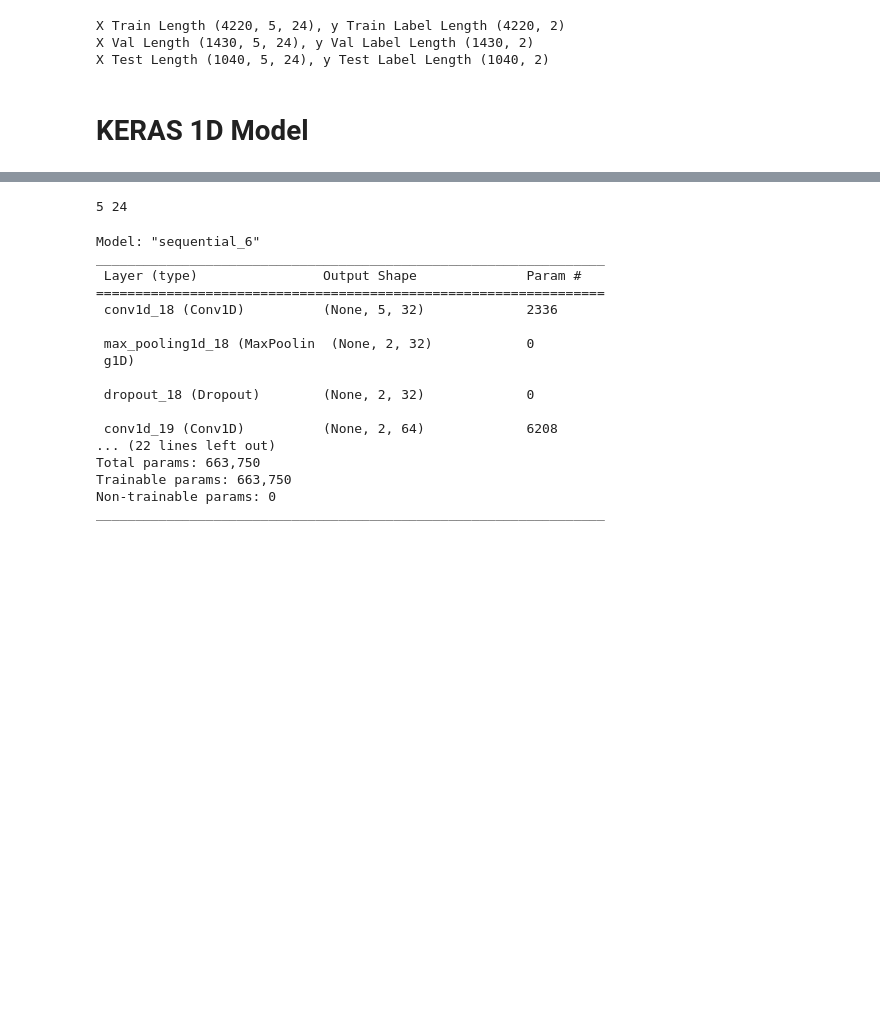
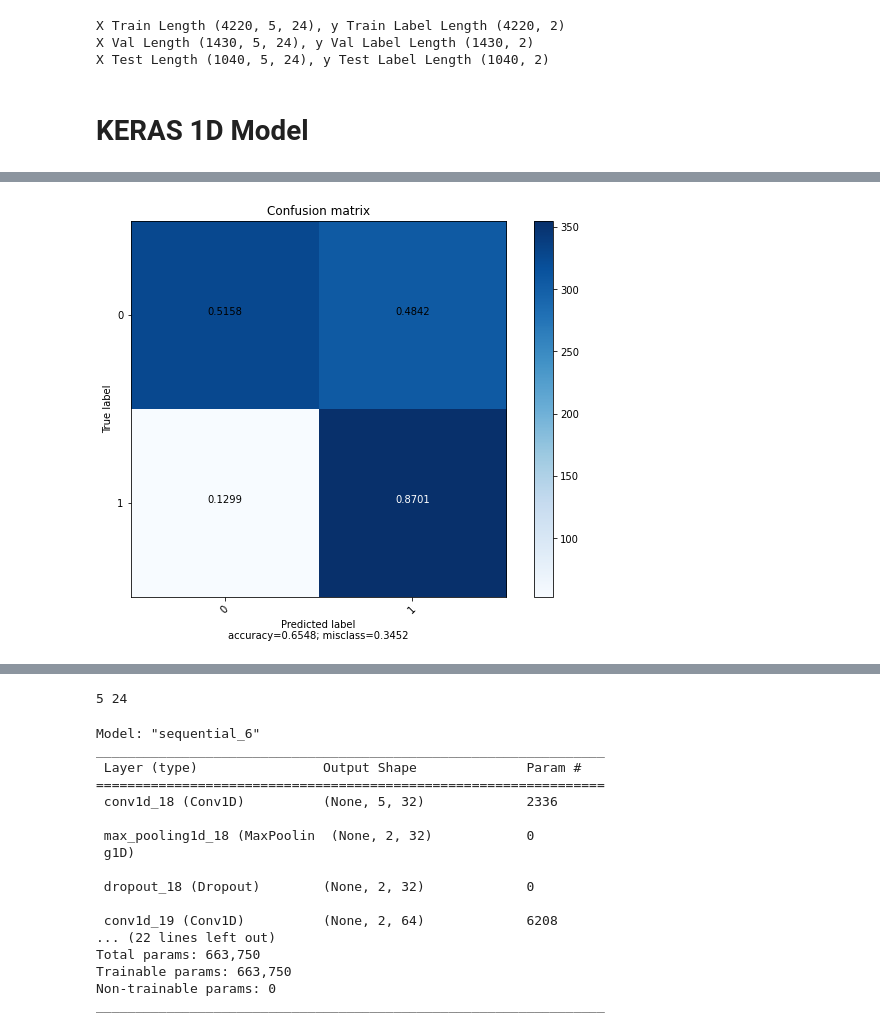
Before and after one commit to Cloblak/aipi540_deeplearning, a Jupyter notebook: 1D_CNN_Attempts/CDT1D_CNN_16FEB.ipynb, the cells around one changed output, grey strips where cells are left out. Saved outputs shown, nothing was run; the diff lists cells and outputs as text; code cells hidden in the pictures; blank space fills up the shorter version.

```diff
--- a/1D_CNN_Attempts/CDT1D_CNN_16FEB.ipynb
+++ b/1D_CNN_Attempts/CDT1D_CNN_16FEB.ipynb
@@ -868,0 +869,96 @@ Accuracy is 0.769
+# %%
+from sklearn.metrics import confusion_matrix
+
+def plot_confusion_matrix(cm,
+                          target_names,
+                          title='Confusion matrix',
+                          cmap=None,
+                          normalize=True):
+    """
+    given a sklearn confusion matrix (cm), make a nice plot
+
+    Arguments
+    ---------
+    cm:           confusion matrix from sklearn.metrics.confusion_matrix
+
+    target_names: given classification classes such as [0, 1, 2]
+                  the class names, for example: ['high', 'medium', 'low']
+
+    title:        the text to display at the top of the matrix
+
+    cmap:         the gradient of the values displayed from matplotlib.pyplot.cm
+                  see http://matplotlib.org/examples/color/colormaps_reference.html
+                  plt.get_cmap('jet') or plt.cm.Blues
+
+    normalize:    If False, plot the raw numbers
+                  If True, plot the proportions
+
+    Usage
+    -----
+    plot_confusion_matrix(cm           = cm,                  # confusion matrix created by
+                                                              # sklearn.metrics.confusion_matrix
+                          normalize    = True,                # show proportions
+                          target_names = y_labels_vals,       # list of names of the classes
+                          title        = best_estimator_name) # title of graph
+
+    Citiation
+    ---------
+    http://scikit-learn.org/stable/auto_examples/model_selection/plot_confusion_matrix.html
+
+    """
+    import matplotlib.pyplot as plt
+    import numpy as np
+    import itertools
+
+    accuracy = np.trace(cm) / np.sum(cm).astype('float')
+    misclass = 1 - accuracy
+
+    if cmap is None:
+        cmap = plt.get_cmap('Blues')
+
+    plt.figure(figsize=(8, 6))
+    plt.imshow(cm, interpolation='nearest', cmap=cmap)
+    plt.title(title)
+    plt.colorbar()
+
+    if target_names is not None:
+        tick_marks = np.arange(len(target_names))
+        plt.xticks(tick_marks, target_names, rotation=45)
+        plt.yticks(tick_marks, target_names)
+
+    if normalize:
+        cm = cm.astype('float') / cm.sum(axis=1)[:, np.newaxis]
+
+
+    thresh = cm.max() / 1.5 if normalize else cm.max() / 2
+    for i, j in itertools.product(range(cm.shape[0]), range(cm.shape[1])):
+        if normalize:
+            plt.text(j, i, "{:0.4f}".format(cm[i, j]),
+                     horizontalalignment="center",
+                     color="white" if cm[i, j] > thresh else "black")
+        else:
+            plt.text(j, i, "{:,}".format(cm[i, j]),
+                     horizontalalignment="center",
+                     color="white" if cm[i, j] > thresh else "black")
+
+
+    plt.tight_layout()
+    plt.ylabel('True label')
+    plt.xlabel('Predicted label\naccuracy={:0.4f}; misclass={:0.4f}'.format(accuracy, misclass))
+    plt.show()
+
+nb_classes = 2
+
+# Confusion matrix
+conf_mat=confusion_matrix(y_true, np.argmax(y_pred, axis=-1))
+plot_confusion_matrix(conf_mat, [0,1])
+
+from sklearn.metrics import precision_score
+
+precision_score(y_true, np.argmax(y_pred, axis=-1), average='weighted')
+
+from sklearn.metrics import classification_report
+
+print(classification_report(y_true, np.argmax(y_pred, axis=-1), target_names=["down","up"], digits=4))
+# %% [output]
+[figure, added]
```
Also changed, not shown: parts of 7 cells of this notebook.
